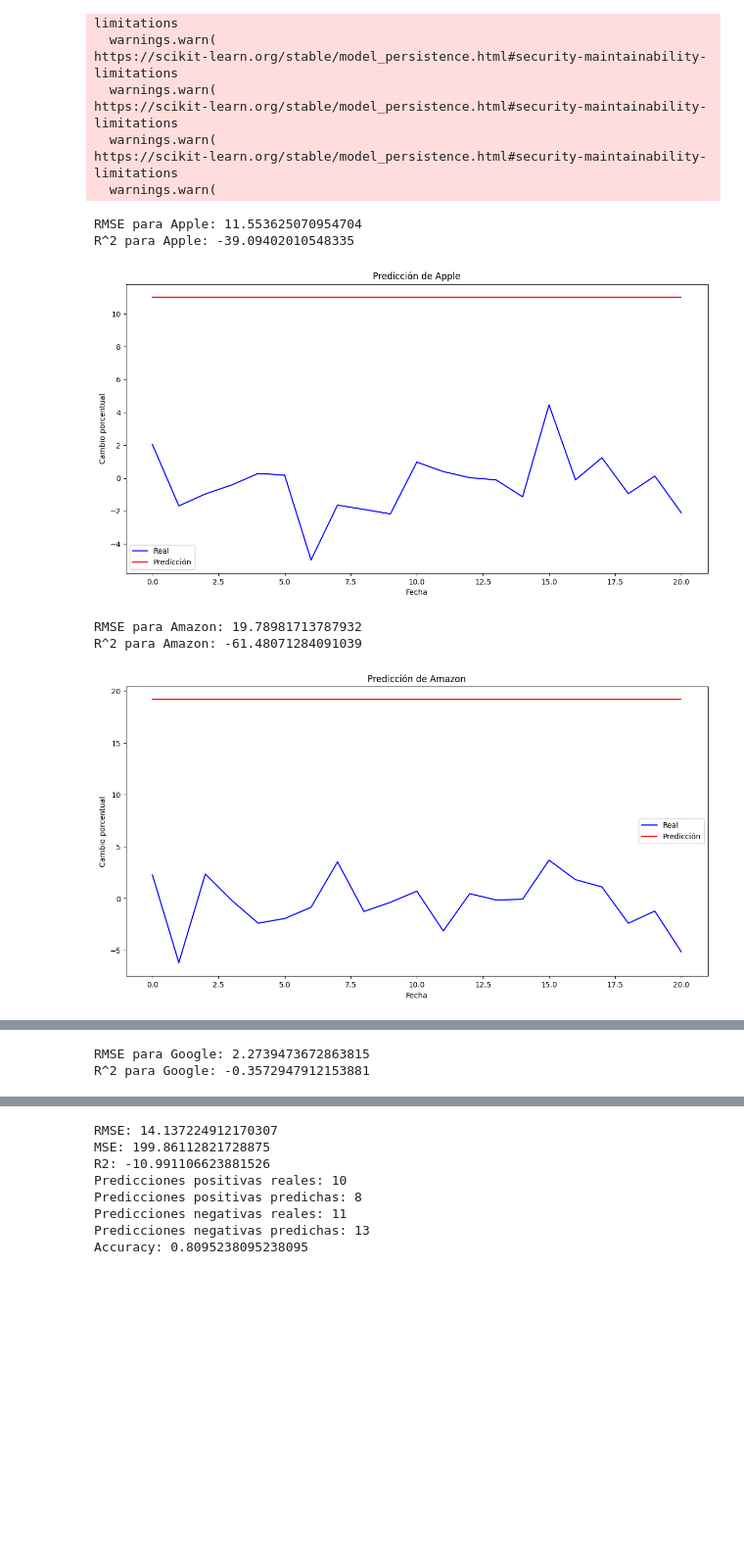
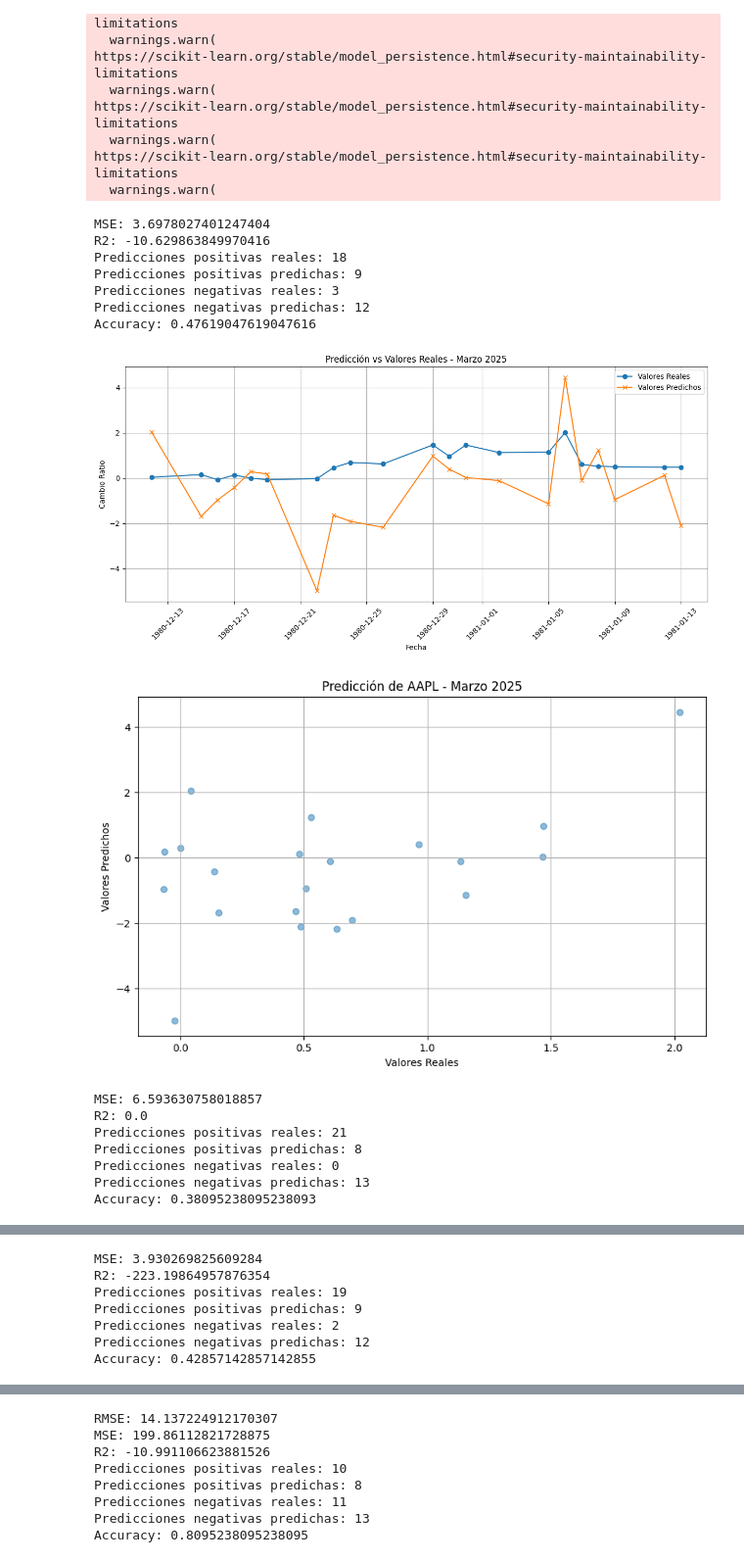
Before and after one commit to Ericson3100/Proyecto3DM, a Jupyter notebook: notebooks/4_Evaluation_Selection.ipynb, the cells around one changed output, grey strips where cells are left out. Shown at 98% size. Saved outputs shown, nothing was run; the diff lists cells and outputs as text; code cells hidden in the pictures; blank space fills up the shorter version.

Commit message:
modelos en inversiones V2

```diff
--- a/notebooks/4_Evaluation_Selection.ipynb
+++ b/notebooks/4_Evaluation_Selection.ipynb
@@ -38,28 +131,34 @@ amazon_test=pd.read_csv('../data/processed/AMZN_test.csv')
 google_test=pd.read_csv('../data/processed/GOOGL_test.csv')
 msft_test=pd.read_csv('../data/processed/MSFT_test.csv')
 # %%
-#Se utiliza el modelo de PCA de cada acción para transformar los datos de cada acción.
+#Finalmente se escalan los datos. Se utiliza el modelo de PCA de cada acción para transformar los datos de cada acción.
+#
 nvidia_test_y= nvidia_test['ChangeRatio']
 nvidia_test_X= nvidia_test.drop(columns=['ChangeRatio'])
+nvidia_test_X= scaler_NVDA.transform(nvidia_test_X)
 nvidia_test_X= nvidia_pca.transform(nvidia_test_X)
 
 apple_test_y= apple_test['ChangeRatio']
 apple_test_X= apple_test.drop(columns=['ChangeRatio'])
+apple_test_X= scaler_APPL.transform(apple_test_X)
 apple_test_X= apple_pca.transform(apple_test_X)
 
 
 amazon_test_y= amazon_test['ChangeRatio']
 amazon_test_X= amazon_test.drop(columns=['ChangeRatio'])
+amazon_test_X= scaler_AMZN.transform(amazon_test_X)
 amazon_test_X= amazon_pca.transform(amazon_test_X)
 
 
 google_test_y= google_test['ChangeRatio']
 google_test_X= google_test.drop(columns=['ChangeRatio'])
+google_test_X= scaler_GOOGL.transform(google_test_X)
 google_test_X= google_pca.transform(google_test_X)
 
 
 msft_test_y= msft_test['ChangeRatio']
 msft_test_X= msft_test.drop(columns=['ChangeRatio'])
+msft_test_X= scaler_MSFT.transform(msft_test_X)
 msft_test_X= msft_pca.transform(msft_test_X)
 # %%
 # #Generar las predicciones de cada accion para el mes de marzo del 2025
@@ -68,37 +167,38 @@ apple_pred=apple_model.predict(apple_test_X)
 amazon_pred=amazon_model.predict(amazon_test_X)
 google_pred=google_model.predict(google_test_X)
 msft_pred=msft_model.predict(msft_test_X)
+
+#Convertir a series para poder graficar
+nvidia_pred=pd.Series(nvidia_pred)
+apple_pred=pd.Series(apple_pred)
+amazon_pred=pd.Series(amazon_pred)
+google_pred=pd.Series(google_pred)
+msft_pred=pd.Series(msft_pred)
-# %%
-#Graficar cada accion con su respectiva prediccion y su respectivo valor real. Además se muestra el score rmse y el score r2 de cada modelo.
-#Para el conjunto de datos de prueba.
-def plot_stock_prediction(y_test, y_pred, stock_name):
-    rmse = np.sqrt(np.mean((y_test - y_pred) ** 2))
-    r2 = 1 - (np.sum((y_test - y_pred) ** 2) / np.sum((y_test - np.mean(y_test)) ** 2))
-    print(f'RMSE para {stock_name}: {rmse}')
-    print(f'R^2 para {stock_name}: {r2}')
-    plt.figure(figsize=(14, 7))
-    plt.plot(y_test.index, y_test, label='Real', color='blue')
-    plt.plot(y_test.index, y_pred, label='Predicción', color='red')
-    plt.title(f'Predicción de {stock_name}')
-    plt.xlabel('Fecha')
-    plt.ylabel('Cambio porcentual')
-    plt.legend()
-    plt.show()
 # %%
 #Acción de Apple
-plot_stock_prediction(apple_test_y, apple_pred, 'Apple')
+plot_stock_prediction(apple_test_y, apple_pred, 'AAPL')
 #Acción de Amazon
-plot_stock_prediction(amazon_test_y, amazon_pred, 'Amazon')
+plot_stock_prediction(amazon_test_y, amazon_pred, 'AMZN')
 #Acción de Google
-plot_stock_prediction(google_test_y, google_pred, 'Google')
+plot_stock_prediction(google_test_y, google_pred, 'GOOGL')
 #Acción de Microsoft
-plot_stock_prediction(msft_test_y, msft_pred, 'Microsoft')
+plot_stock_prediction(msft_test_y, msft_pred, 'MSFT')
 #Acción de Nvidia
-plot_stock_prediction(nvidia_test_y, nvidia_pred, 'Nvidia')
+plot_stock_prediction(nvidia_test_y, nvidia_pred, 'NVDA')
 # %% [output]
-RMSE para Apple: 11.553625070954704
-R^2 para Apple: -39.09402010548335
+MSE: 3.6978027401247404
+R2: -10.629863849970416
+Predicciones positivas reales: 18
+Predicciones positivas predichas: 9
+Predicciones negativas reales: 3
+Predicciones negativas predichas: 12
+Accuracy: 0.47619047619047616
-[figure, old version]
+[figure, new version]
+[figure, new version]
-RMSE para Amazon: 19.78981713787932
-R^2 para Amazon: -61.48071284091039
+MSE: 6.593630758018857
+R2: 0.0
+Predicciones positivas reales: 21
+Predicciones positivas predichas: 8
+Predicciones negativas reales: 0
+Predicciones negativas predichas: 13
+Accuracy: 0.38095238095238093
-[figure, old version]
@@ -105,2 +207,7 @@ R^2 para Amazon: -61.48071284091039
-RMSE para Google: 2.2739473672863815
-R^2 para Google: -0.3572947912153881
+MSE: 3.930269825609284
+R2: -223.19864957876354
+Predicciones positivas reales: 19
+Predicciones positivas predichas: 9
+Predicciones negativas reales: 2
+Predicciones negativas predichas: 12
+Accuracy: 0.42857142857142855
```
Also changed, not shown: parts of 4 cells of this notebook.
